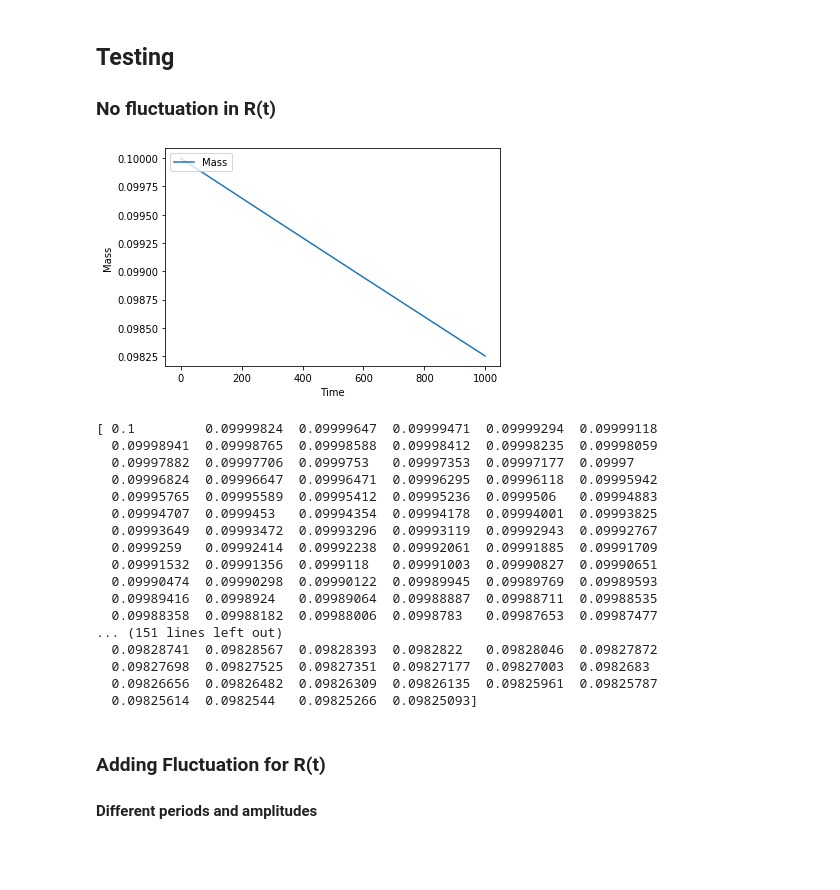
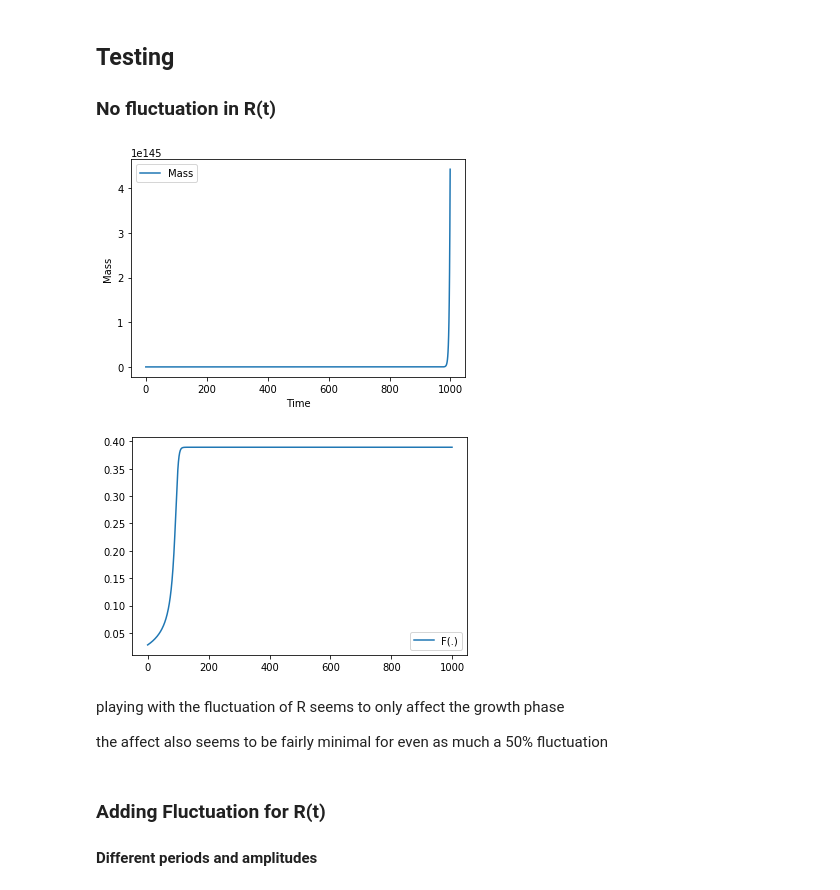
Before and after one commit to Don-Burns/Masters_Project, a Jupyter notebook: code/Building_New_Models.ipynb, the cells around one changed output. Saved outputs shown, nothing was run; the diff lists cells and outputs as text; code cells hidden in the pictures; blank space fills up the shorter version.

Commit message:
Added heatmaps and resource fluctuation

```diff
--- a/code/Building_New_Models.ipynb
+++ b/code/Building_New_Models.ipynb
@@ -154,35 +165,47 @@ It seems RMR is reported in energy/mass/time e.g. $J/g/h$.
 # %%
 #params from pawar et al 2012 SI : Salmo trutta [juvenile] → Gammarus sp. [dead adult]
 # params = {"epsilon" : 1, "L_B" : 0, "L_R" : 0, "a" : 2.25*10**-2, "R" : 3.81*10**-5, "h" : 1.22*10**2} # L_B as B0 from hou
 
-params = {"epsilon" : 1, "L_B" : 10**-4.7, "L_R" : 0, "a0" : 1.08*10**-2,
-          "R" : 1.2*10**-3, "h" : 2.57, "amp" : 0, "period" : 1}
+# params = {"epsilon" : 1, "L_B" : 10**-4.7, "L_R" : 0,
+#           "R" : 1.2*10**-3, "h" : 2.57, "amp" : 0, "period" : 1}
+
+params = {"epsilon" : 1, "L_B" : 0.02, "L_R" : 0,
+          "R" : 10, "h" : 2.57, "amp" : 0, "period" : 1}
 m0 = 0.1
 time = 10**3
 
 mass = F.plot_supply(m0, time, params)
 
 
-print(mass)
+# print(mass)
 # %% [output]
-[figure, old version]
+[figure, new version]
-[ 0.1         0.09999824  0.09999647  0.09999471  0.09999294  0.09999118
-  0.09998941  0.09998765  0.09998588  0.09998412  0.09998235  0.09998059
-  0.09997882  0.09997706  0.0999753   0.09997353  0.09997177  0.09997
-  0.09996824  0.09996647  0.09996471  0.09996295  0.09996118  0.09995942
-  0.09995765  0.09995589  0.09995412  0.09995236  0.0999506   0.09994883
-  0.09994707  0.0999453   0.09994354  0.09994178  0.09994001  0.09993825
-  0.09993649  0.09993472  0.09993296  0.09993119  0.09992943  0.09992767
-  0.0999259   0.09992414  0.09992238  0.09992061  0.09991885  0.09991709
-  0.09991532  0.09991356  0.0999118   0.09991003  0.09990827  0.09990651
-  0.09990474  0.09990298  0.09990122  0.09989945  0.09989769  0.09989593
-  0.09989416  0.0998924   0.09989064  0.09988887  0.09988711  0.09988535
-  0.09988358  0.09988182  0.09988006  0.0998783   0.09987653  0.09987477
-... (151 lines left out)
-  0.09828741  0.09828567  0.09828393  0.0982822   0.09828046  0.09827872
-  0.09827698  0.09827525  0.09827351  0.09827177  0.09827003  0.0982683
-  0.09826656  0.09826482  0.09826309  0.09826135  0.09825961  0.09825787
-  0.09825614  0.0982544   0.09825266  0.09825093]
+# %%
+## checking F(.)
+import matplotlib.pyplot as plt
+# params = {"epsilon" : 1, "L_B" : 0, "L_R" : 0,
+#           "R" : 10, "h" : 2.57, "amp" : 0, "period" : 1}
+# m0 = 0.1
+# time = 10**3
+
+mass = F.dmdt_integrate(m0, time, params)# growth curve
+
+# check the functional response over growth
+FR = []
+for t, m in enumerate(mass):
+    FR.append(F.Fun_Resp(m, R = F.Rt(t, amp=5, period=365, centre=10), h = 2.57))
+
+# FR = FR*mass
+plt.figure()
+plt.plot(sc.arange(0, time, 1), FR, label="F(.)")
+plt.legend()
+plt.show()
+# %% [output]
+[figure, added]
+# %% [markdown]
+playing with the fluctuation of R seems to only affect the growth phase
+
+the affect also seems to be fairly minimal for even as much a 50% fluctuation
 # %% [markdown]
 ### Adding Fluctuation for R(t)
 #### Different periods and amplitudes
```
Also changed, not shown: parts of 6 cells of this notebook, 1 other file.
